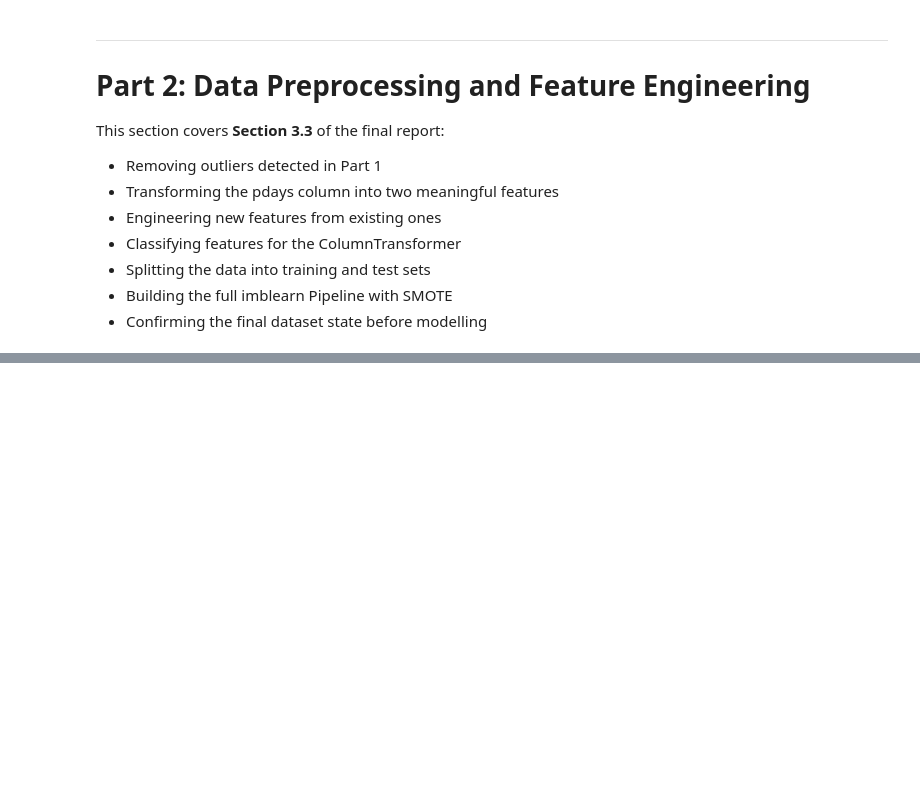
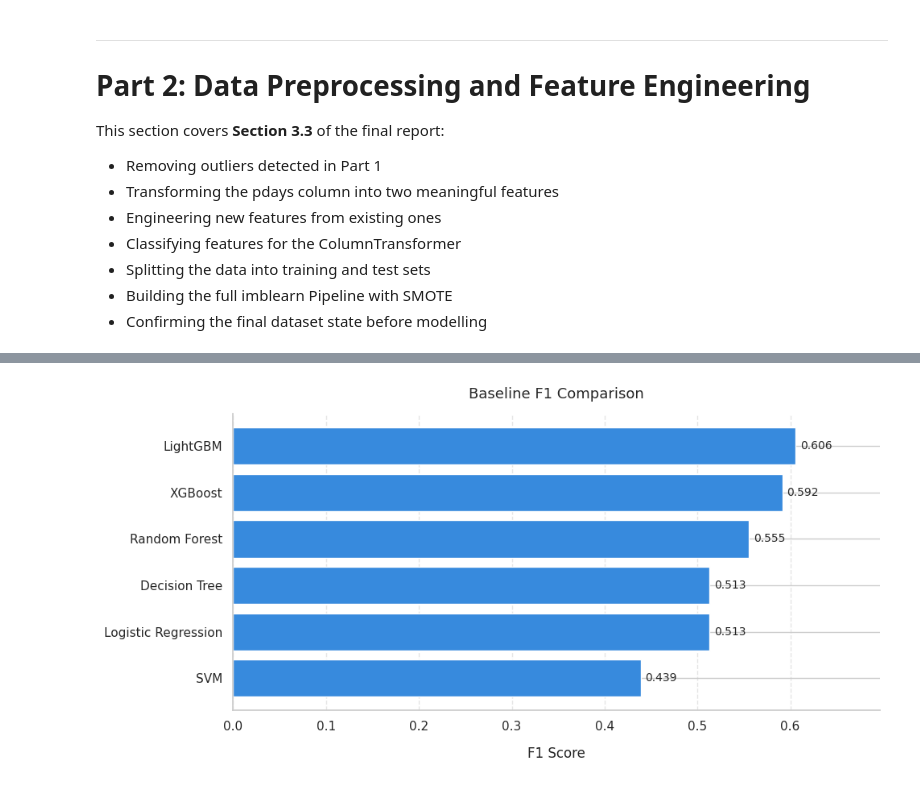
Before and after one commit to Nkengfack/Bank_marketing_ml_Classifications, a Jupyter notebook: bank_marketing_ML_perfomance.ipynb, the cells around one changed output, grey strips where cells are left out. Drawn from its saved outputs; the diff is of its cells as text; code cells hidden in the pictures; blank space fills up the shorter version.

```diff
--- a/bank_marketing_ML_perfomance.ipynb
+++ b/bank_marketing_ML_perfomance.ipynb
@@ -1183,0 +937,21 @@ print('\n')
+# %%
+f1_sorted = baseline_df['F1-Score'].sort_values()
+
+fig, ax = plt.subplots(figsize=(10, 5))
+bars = ax.barh(f1_sorted.index, f1_sorted.values, color=COLOUR_NO)
+
+for bar in bars:
+    ax.text(bar.get_width() + 0.005,
+            bar.get_y() + bar.get_height() / 2,
+            f'{bar.get_width():.3f}', va='center', fontsize=10)
+
+plt.title('Baseline F1 Comparison', pad=14, fontsize=13)
+plt.xlabel('F1 Score', labelpad=12)
+plt.xlim(0, f1_sorted.max() * 1.15)
+sns.despine(top=True, right=True)
+plt.grid(axis='x', linestyle='--', alpha=0.5)
+plt.tight_layout()
+plt.savefig('fig_4_2_baseline_f1.png', dpi=300)
+plt.show()
+# %% [output]
+[figure, added]
```
Also changed, not shown: parts of 43 cells of this notebook.
